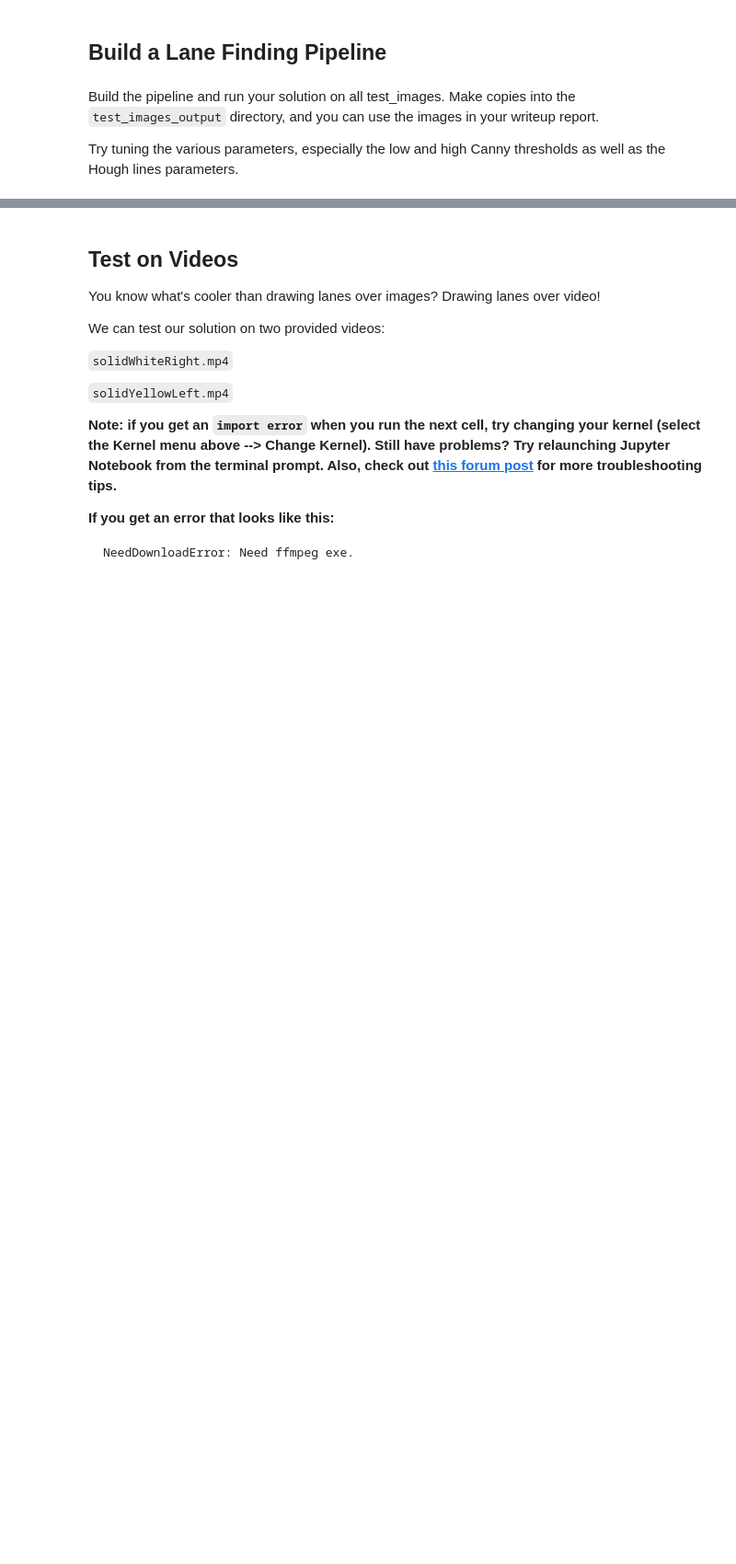
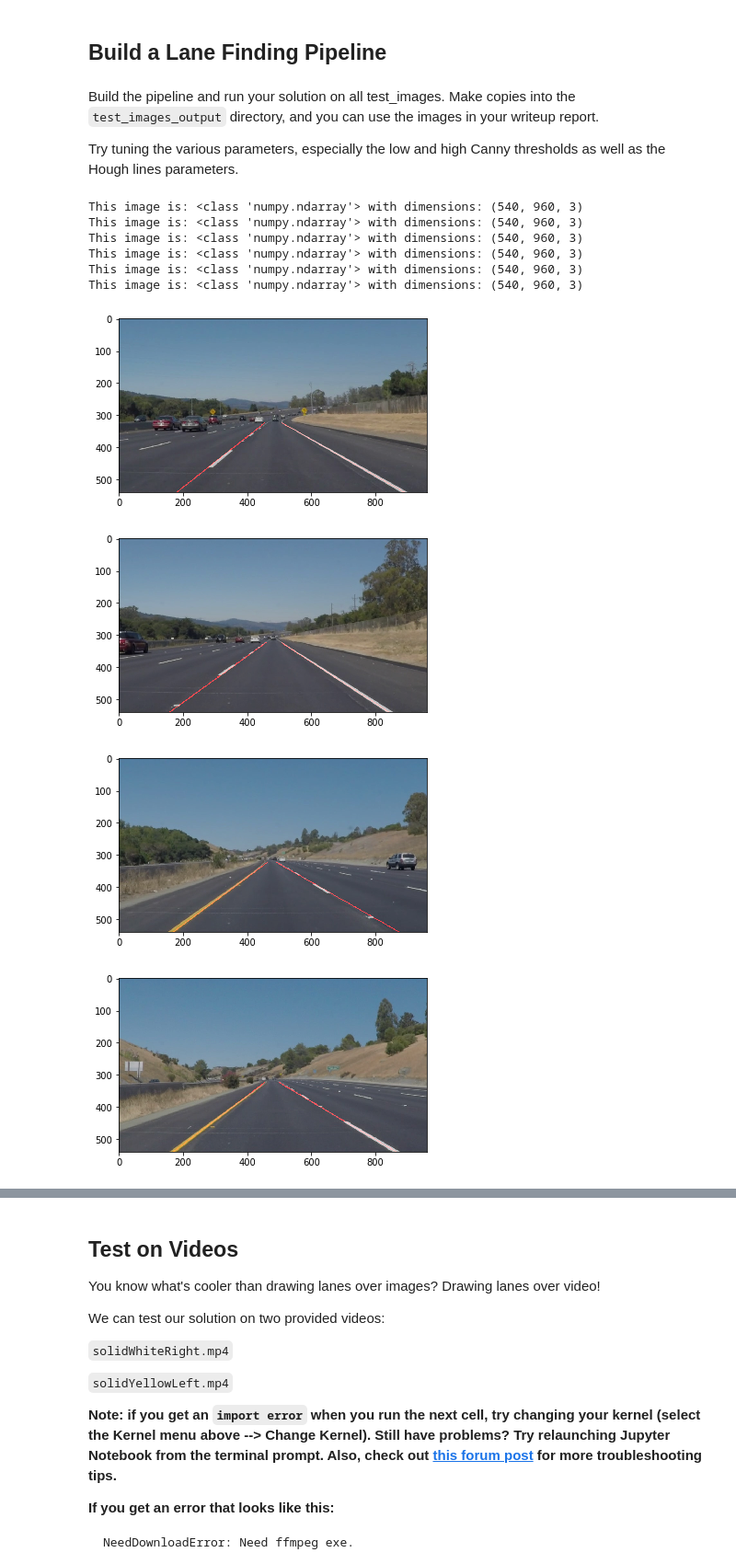
Before and after one commit to YCCZhao/CarND-LaneLines-P1, a Jupyter notebook: P1.ipynb, the cells around one changed output, grey strips where cells are left out. Shown: that part at 92% size. Saved outputs shown, nothing was run; the diff lists cells and outputs as text; code cells hidden in the pictures; blank space fills up the shorter version.

```diff
--- a/P1.ipynb
+++ b/P1.ipynb
@@ -183,5 +214,6 @@ Build your pipeline to work on the images in the directory "test_images"
 **You should make sure your pipeline works well on these images before you try the videos.**
 # %%
 import os
-os.listdir("test_images/")
+images = os.listdir("test_images/")
+print(images)
 # %% [output]
@@ -197,3 +224,71 @@ os.listdir("test_images/")
 Build the pipeline and run your solution on all test_images. Make copies into the `test_images_output` directory, and you can use the images in your writeup report.
 
 Try tuning the various parameters, especially the low and high Canny thresholds as well as the Hough lines parameters.
+# %%
+for i,image in enumerate(images):
+
+    #read the image
+    image = mpimg.imread("test_images/" + image)
+    imshape = image.shape
+    print('This image is:', type(image), 'with dimensions:', image.shape)
+
+    #define HSV filter range
+    yellow_min = np.array([20, 0, 100], np.uint8)
+    yellow_max = np.array([50, 255, 255], np.uint8)
+    white_min = np.array([0, 0, 180], np.uint8)
+    white_max = np.array([255, 50, 255], np.uint8)
+    color_flt = HSV_flt(image,yellow_min,yellow_max, white_min, white_max)
+    #plt.imshow(color_flt)
+    #plt.show()
+
+    #tranform image to grayscale
+    gray = grayscale(color_flt)
+    #plt.imshow(gray, cmap = 'gray')
+    #plt.show()
+
+    #filter image and only keep area of interet
+    low_threshold, high_threshold = 50, 150
+    kernel_size = 5
+    vertices =np.array([[(0,imshape[0]),(imshape[1]*5/11, imshape[0]*3/5),
+                         (imshape[1]*6/11, imshape[0]*3/5), (imshape[1],imshape[0])]],
+                       dtype=np.int32)
+
+    mask = region_of_interest(gray, vertices)
+
+    filtered = gaussian_blur(gray, kernel_size)
+    edge = canny(filtered, low_threshold, high_threshold)
+
+    masked_edges = cv2.bitwise_and(edge, mask)
+    #plt.imshow(masked_edges)
+    #plt.show()
+
+    #find lines
+    rho = 1 # distance resolution in pixels of the Hough grid
+    theta = np.pi/180*1 # angular resolution in radians of the Hough grid
+    threshold = 100    # minimum number of votes (intersections in Hough grid cell)
+    min_line_length = 10 #minimum number of pixels making up a line
+    max_line_gap =  5  # maximum gap in pixels between connectable line segments
+
+    while True:
+        try:
+            line_im = hough_lines(masked_edges, rho, theta, threshold, min_line_length, max_line_gap)
+            break
+        except:
+            threshold -= 10
+    final_im = weighted_img(line_im, image)
+    #process image
+    plt.figure(i)
+    plt.imshow(final_im)
+
+plt.show()
+# %% [output]
+This image is: <class 'numpy.ndarray'> with dimensions: (540, 960, 3)
+This image is: <class 'numpy.ndarray'> with dimensions: (540, 960, 3)
+This image is: <class 'numpy.ndarray'> with dimensions: (540, 960, 3)
+This image is: <class 'numpy.ndarray'> with dimensions: (540, 960, 3)
+This image is: <class 'numpy.ndarray'> with dimensions: (540, 960, 3)
+This image is: <class 'numpy.ndarray'> with dimensions: (540, 960, 3)
+[figure, added]
+[figure, added]
+[figure, added]
+[figure, added]
```
Also changed, not shown: parts of 11 cells of this notebook, 1 other file.
